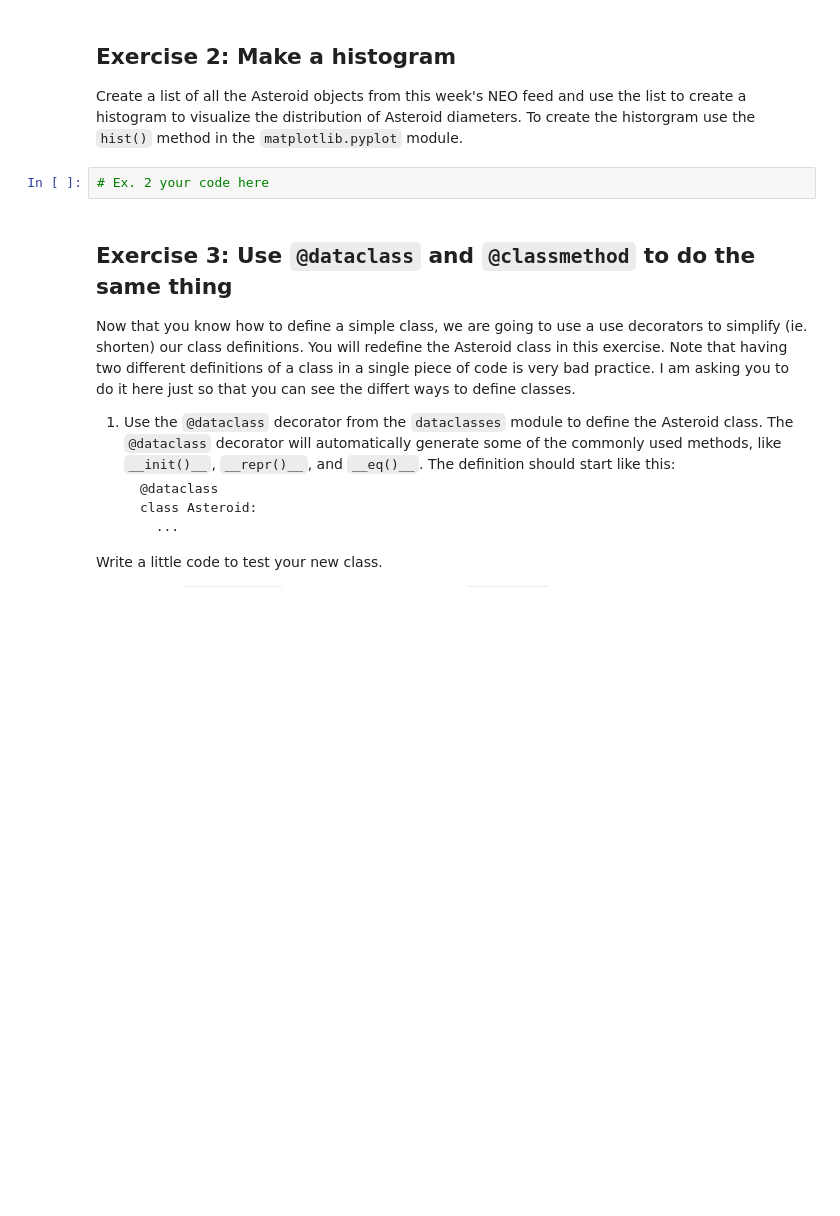
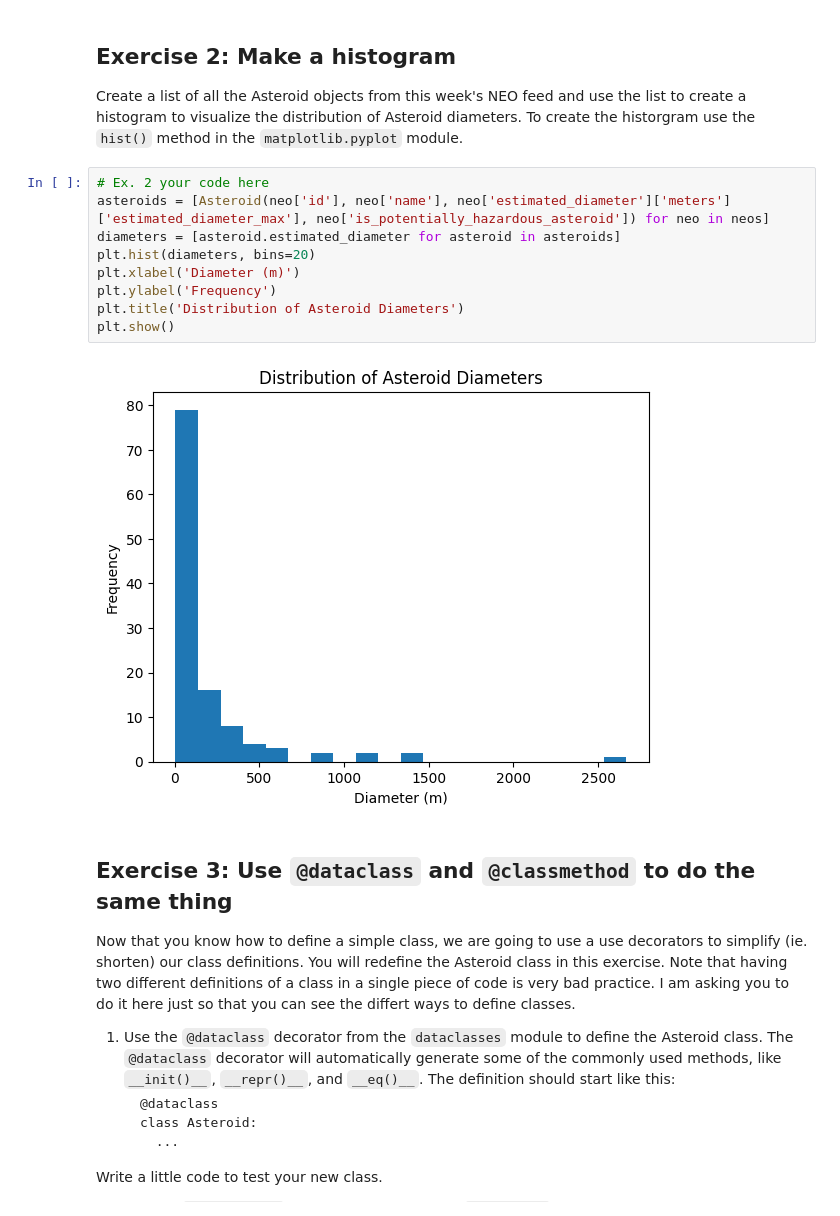
Before and after one commit to Garvaneja/comp215, a Jupyter notebook: labs/lab03-classes.ipynb, the cells around one changed output. Cells and saved outputs as stored; diff of their text form; blank space fills up the shorter version.

```diff
--- a/labs/lab03-classes.ipynb
+++ b/labs/lab03-classes.ipynb
@@ -110,8 +110,17 @@ Asteroid(id=54339874, name=(2023 BM1), estimated_diameter=63.3928064522, is_pote
 ## Exercise 2: Make a histogram
 
 Create a list of all the Asteroid objects from this week's NEO feed and use the list to create a histogram to visualize the distribution of Asteroid diameters.  To create the historgram use the `hist()` method in the `matplotlib.pyplot` module.
-# %%
-# Ex. 2 your code here
+# %%
+# Ex. 2 your code here
+asteroids = [Asteroid(neo['id'], neo['name'], neo['estimated_diameter']['meters']['estimated_diameter_max'], neo['is_potentially_hazardous_asteroid']) for neo in neos]
+diameters = [asteroid.estimated_diameter for asteroid in asteroids]
+plt.hist(diameters, bins=20)
+plt.xlabel('Diameter (m)')
+plt.ylabel('Frequency')
+plt.title('Distribution of Asteroid Diameters')
+plt.show()
+# %% [output]
+[figure, added]
 # %% [markdown]
 ## Exercise 3: Use `@dataclass` and `@classmethod` to do the same thing
 
```
Also changed, not shown: parts of 3 cells of this notebook.
